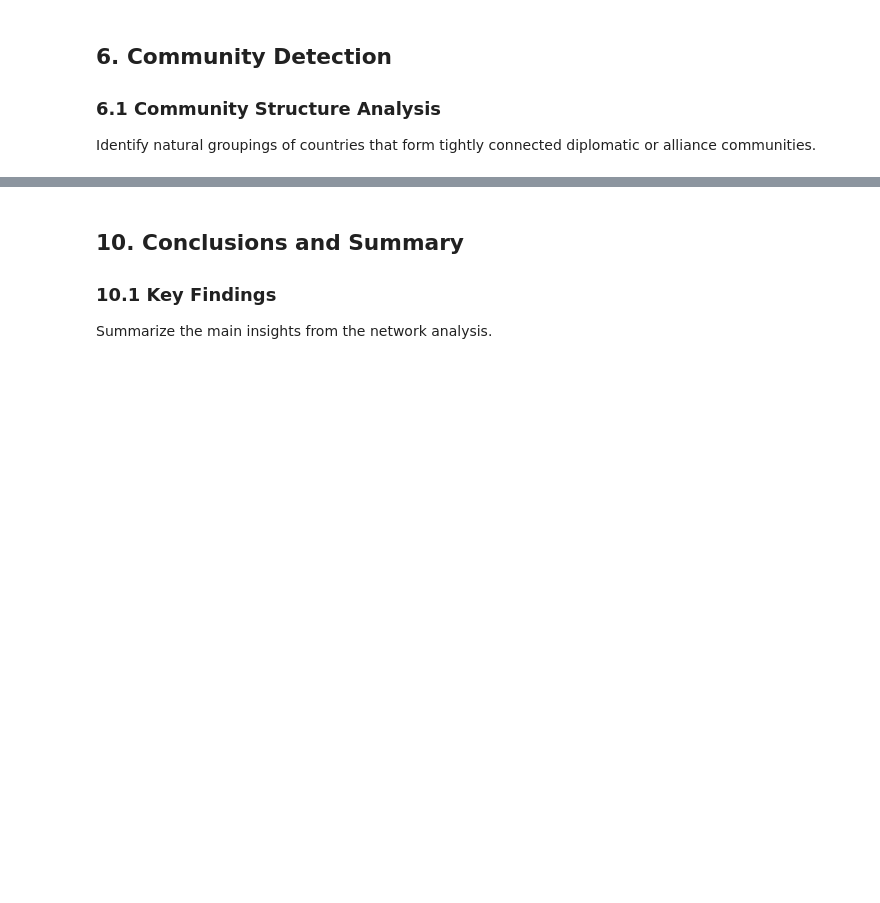
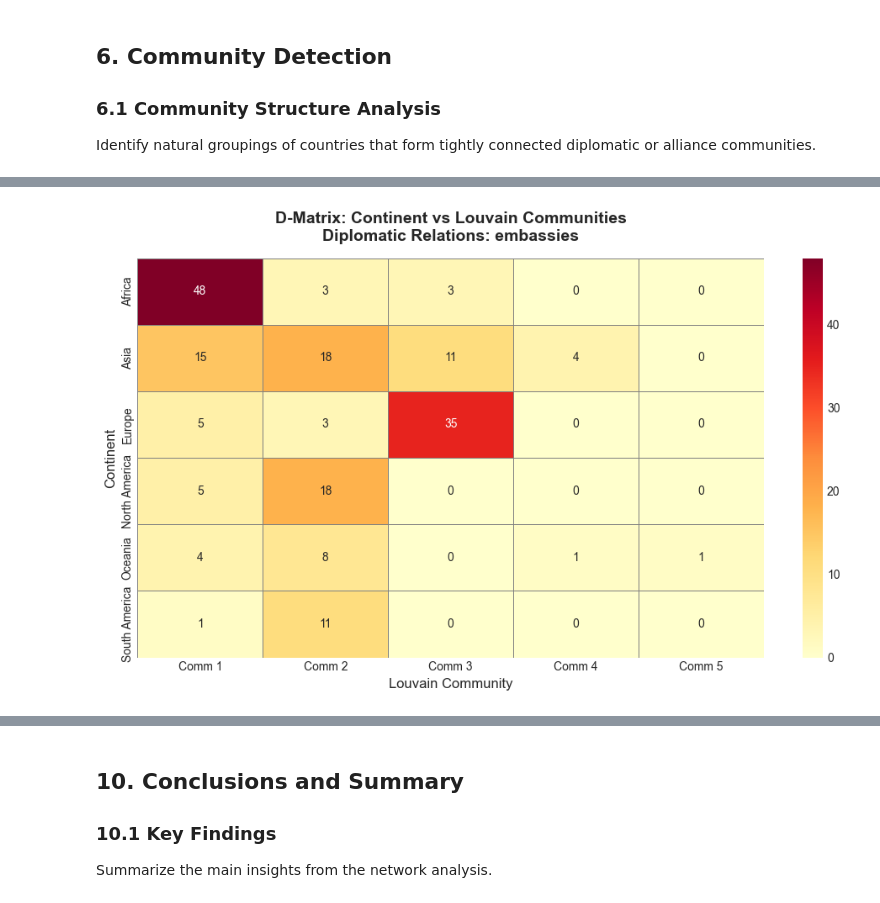
Before and after one commit to benj3542/IP_graph, a Jupyter notebook: AssigmentB.ipynb, the cells around one changed output, grey strips where cells are left out. Saved outputs shown, nothing was run; the diff lists cells and outputs as text; code cells hidden in the pictures; blank space fills up the shorter version.

```diff
--- a/AssigmentB.ipynb
+++ b/AssigmentB.ipynb
@@ -705,0 +1543,84 @@ Visualize the network with communities color-coded to reveal regional, political
+# %%
+# Calculate and visualize D-matrix for each graph
+for graph_name, G in graphs_to_compare.items():
+    # Get nodes with continent data
+    nodes_with_continent = [n for n in G.nodes() if n in country_to_continent]
+    G_continents = G.subgraph(nodes_with_continent).copy()
+
+    # Get continent communities (convert to dict of sets)
+    graph_continent_communities = {}
+    for node in G_continents.nodes():
+        continent = country_to_continent[node]
+        if continent not in graph_continent_communities:
+            graph_continent_communities[continent] = set()
+        graph_continent_communities[continent].add(node)
+
+    # Get Louvain communities
+    louvain_comms = louvain_communities(G_continents, weight='weight', resolution=1, seed=42)
+    louvain_sorted = sorted(louvain_comms, key=len, reverse=True)
+
+    # Select top continents and communities for D-matrix
+    # Use all continents (typically 6: Africa, Asia, Europe, N.America, S.America, Oceania)
+    continents_list = sorted(graph_continent_communities.keys(),
+                            key=lambda x: len(graph_continent_communities[x]), reverse=True)
+
+    # Use top 7 Louvain communities (like Assignment 2)
+    num_comms_to_show = min(7, len(louvain_sorted))
+    top_louvain = louvain_sorted[:num_comms_to_show]
+
+    # Build D-matrix (rows: continents, cols: Louvain communities)
+    D = np.zeros((len(continents_list), num_comms_to_show), dtype=int)
+
+    for i, continent in enumerate(continents_list):
+        nodes_in_continent = graph_continent_communities[continent]
+        for j, louvain_comm in enumerate(top_louvain):
+            # Count overlap
+            D[i, j] = len(louvain_comm & nodes_in_continent)
+
+    # Create DataFrame for visualization
+    D_df = pd.DataFrame(D,
+                       index=continents_list,
+                       columns=[f"Comm {i+1}" for i in range(num_comms_to_show)])
+
+    # Visualize as heatmap
+    plt.figure(figsize=(10, 6))
+    sns.heatmap(D_df, annot=True, fmt="d", cmap="YlOrRd", cbar=True,
+                linewidths=0.5, linecolor='gray')
+    plt.title(f"D-Matrix: Continent vs Louvain Communities\n{graph_name}",
+              fontsize=14, weight='bold', pad=15)
+    plt.xlabel("Louvain Community", fontsize=12)
+    plt.ylabel("Continent", fontsize=12)
+    plt.tight_layout()
+    plt.show()
+
+    # Analysis of D-matrix
+    print("Key observations:")
+
+    # Find strongest alignments (highest values in D-matrix)
+    alignments = []
+    for i, continent in enumerate(continents_list):
+        for j in range(num_comms_to_show):
+            if D[i, j] > 0:
+                alignments.append((continent, j+1, D[i, j]))
+
+    # Sort by count and show top 5
+    alignments.sort(key=lambda x: x[2], reverse=True)
+    print("\nTop 5 continent-community alignments:")
+    for continent, comm_num, count in alignments[:5]:
+        total_in_continent = len(graph_continent_communities[continent])
+        pct = (count / total_in_continent) * 100
+        print(f"  {continent} → Community {comm_num}: {count} countries ({pct:.1f}% of {continent})")
+
+    # Check if any community is strongly dominated by one continent
+    print("\nCommunity composition (dominant continents):")
+    for j in range(num_comms_to_show):
+        comm_size = len(top_louvain[j])
+        col_data = D[:, j]
+        max_continent_idx = np.argmax(col_data)
+        max_count = col_data[max_continent_idx]
+        pct = (max_count / comm_size) * 100
+        print(f"  Community {j+1} (n={comm_size}): {continents_list[max_continent_idx]} dominates with {max_count} countries ({pct:.1f}%)")
+
+    print("\n")
+# %% [output]
+[figure, added]
```
Also changed, not shown: parts of 24 cells of this notebook, 3 other files.
